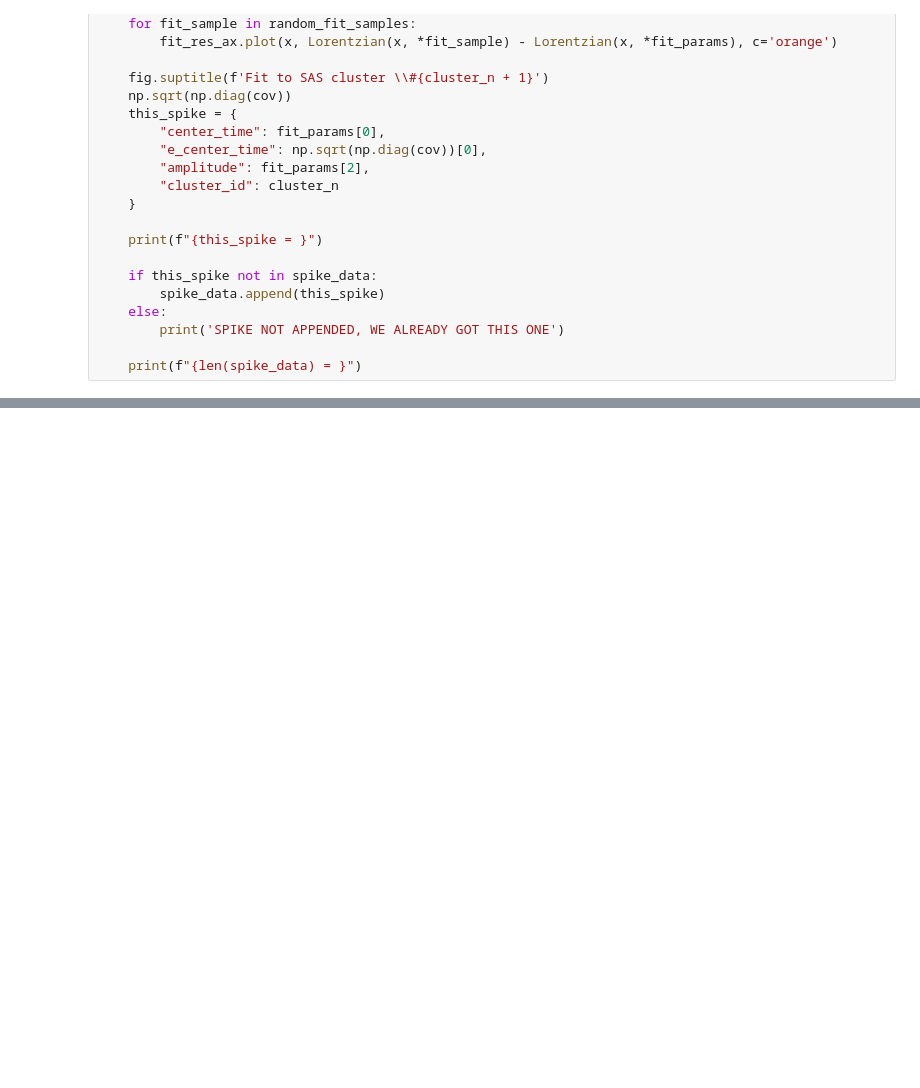
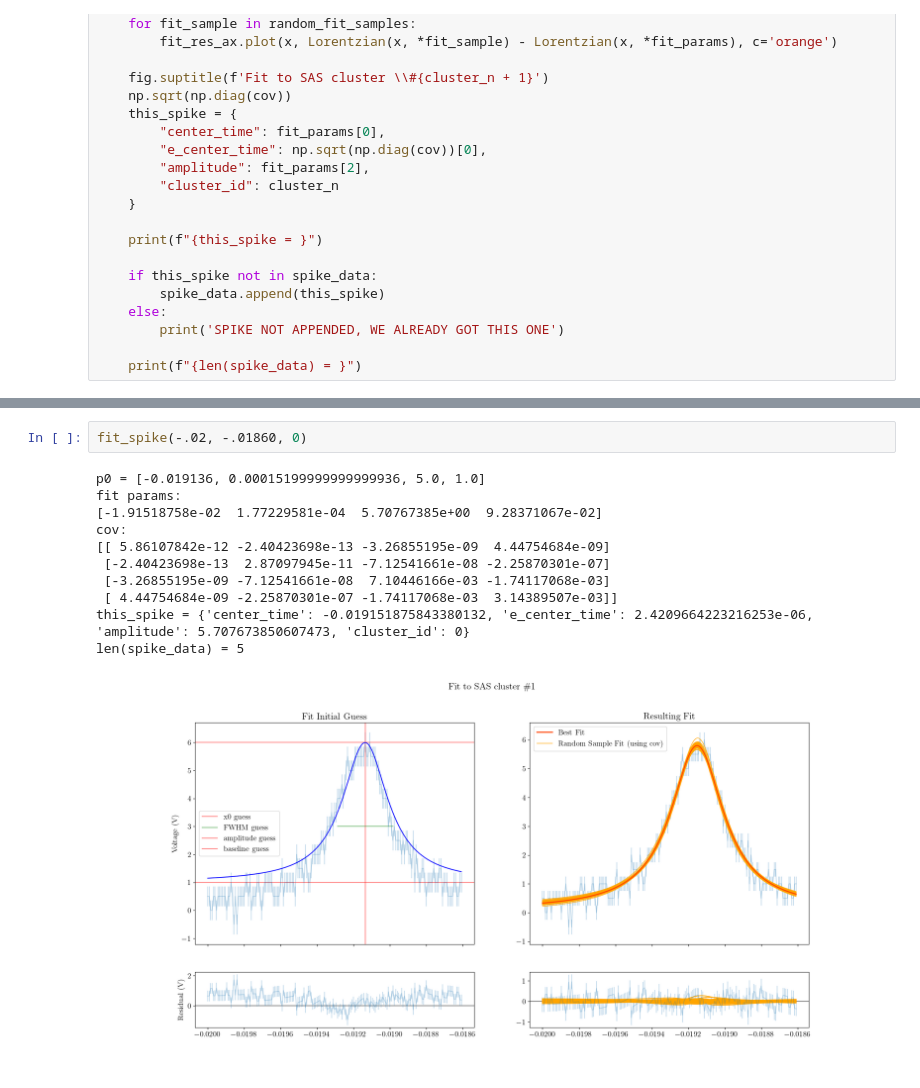
Before and after one commit to andres-luengo/alden-andres-max-most-dangerous-4450-trio, a Jupyter notebook: rb-spectroscopy/fit_no_mag.ipynb, the cells around one changed output, grey strips where cells are left out. Drawn from its saved outputs; the diff is of its cells as text; blank space fills up the shorter version.

```diff
--- a/rb-spectroscopy/fit_no_mag.ipynb
+++ b/rb-spectroscopy/fit_no_mag.ipynb
@@ -129,0 +250,14 @@ len(spike_data) = 2
+# %%
+fit_spike(-.02, -.01860, 0)
+# %% [output]
+p0 = [-0.019136, 0.00015199999999999936, 5.0, 1.0]
+fit params:
+[-1.91518758e-02  1.77229581e-04  5.70767385e+00  9.28371067e-02]
+cov:
+[[ 5.86107842e-12 -2.40423698e-13 -3.26855195e-09  4.44754684e-09]
+ [-2.40423698e-13  2.87097945e-11 -7.12541661e-08 -2.25870301e-07]
+ [-3.26855195e-09 -7.12541661e-08  7.10446166e-03 -1.74117068e-03]
+ [ 4.44754684e-09 -2.25870301e-07 -1.74117068e-03  3.14389507e-03]]
+this_spike = {'center_time': -0.019151875843380132, 'e_center_time': 2.4209664223216253e-06, 'amplitude': 5.707673850607473, 'cluster_id': 0}
+len(spike_data) = 5
+[figure, added]
```
Also changed, not shown: parts of 12 cells of this notebook, 2 other files.
